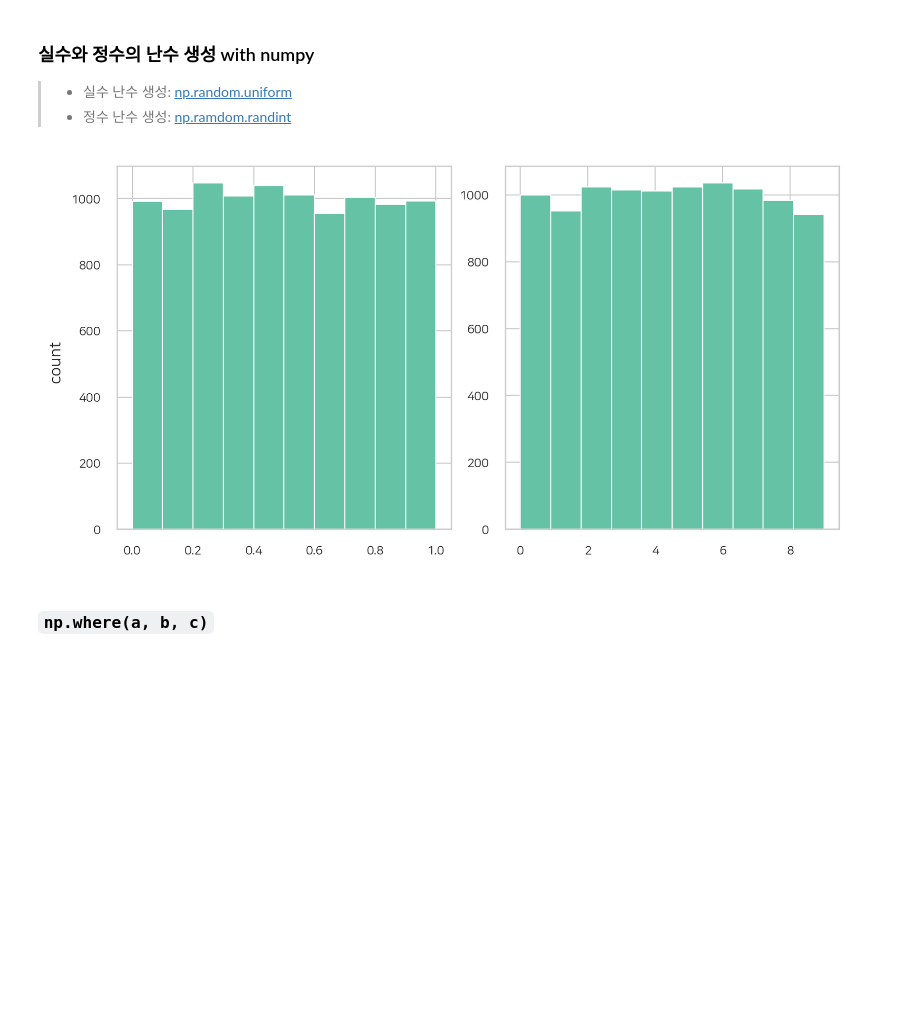
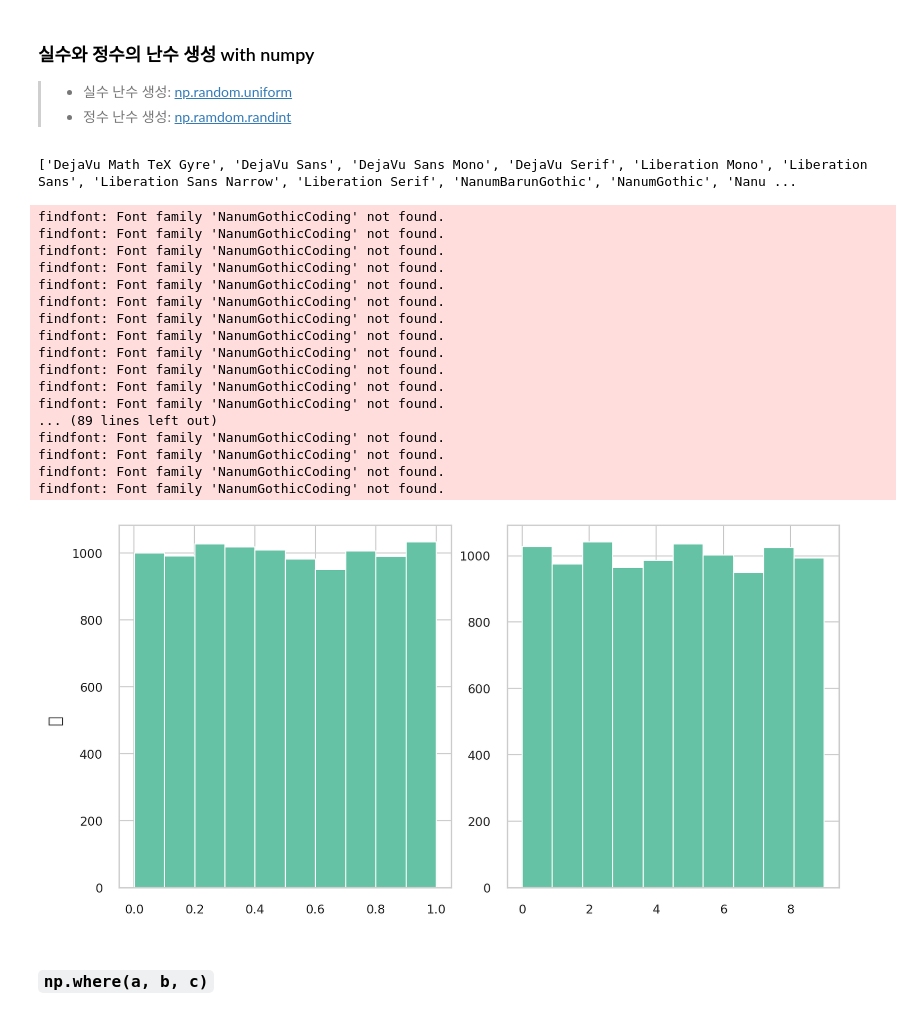
Before and after one commit to tommyjin2894/ai_study, a Jupyter notebook: code/00_basics/00_파이썬_기초.ipynb, the cells around one changed output. Drawn from its saved outputs; the diff is of its cells as text; code cells hidden in the pictures; blank space fills up the shorter version.

```diff
--- a/code/00_basics/00_파이썬_기초.ipynb
+++ b/code/00_basics/00_파이썬_기초.ipynb
@@ -106,19 +106,52 @@ sns.set_palette("Set2")
 sns.set_style("whitegrid")
 
 # 시스템 폰트패밀리에 따라 변경
-plt.rc("font", family = "NanumSquareRound")
+plt.rc("font", family = "NanumGothicCoding")
 plt.rcParams["axes.unicode_minus"] = False
+# %%
+from matplotlib import font_manager
+
+# 시스템에 설치된 모든 폰트를 가져옵니다.
+font_list = font_manager.findSystemFonts(fontpaths=None, fontext='ttf')
+
+# 폰트 파일에서 폰트 이름 추출
+font_names = set()
+for font in font_list:
+    font_properties = font_manager.FontProperties(fname=font)
+    font_names.add(font_properties.get_name())
+
+# 사용 가능한 폰트 이름 출력
+print(sorted(font_names))
+# %% [output]
+['DejaVu Math TeX Gyre', 'DejaVu Sans', 'DejaVu Sans Mono', 'DejaVu Serif', 'Liberation Mono', 'Liberation Sans', 'Liberation Sans Narrow', 'Liberation Serif', 'NanumBarunGothic', 'NanumGothic', 'Nanu ...
 # %%
 fig, (ax_uni, ax_int) = plt.subplots(1, 2, figsize = (8,4))
 
 size = 10_000
 bins = 10
 
 ax_uni.hist(np.random.uniform(0, 1, size), bins = bins)
 ax_int.hist(np.random.randint(0, 10, size), bins = bins)
-fig.supylabel("count");
+fig.supylabel("하");
 # %% [output]
+findfont: Font family 'NanumGothicCoding' not found.
+findfont: Font family 'NanumGothicCoding' not found.
+findfont: Font family 'NanumGothicCoding' not found.
+findfont: Font family 'NanumGothicCoding' not found.
+findfont: Font family 'NanumGothicCoding' not found.
+findfont: Font family 'NanumGothicCoding' not found.
+findfont: Font family 'NanumGothicCoding' not found.
+findfont: Font family 'NanumGothicCoding' not found.
+findfont: Font family 'NanumGothicCoding' not found.
+findfont: Font family 'NanumGothicCoding' not found.
+findfont: Font family 'NanumGothicCoding' not found.
+findfont: Font family 'NanumGothicCoding' not found.
+... (89 lines left out)
+findfont: Font family 'NanumGothicCoding' not found.
+findfont: Font family 'NanumGothicCoding' not found.
+findfont: Font family 'NanumGothicCoding' not found.
+findfont: Font family 'NanumGothicCoding' not found.
-[figure, old version]
+[figure, new version]
 # %% [markdown]
 ### `np.where(a, b, c)`
 # %% [markdown]
```
Also changed, not shown: 4 other files.
